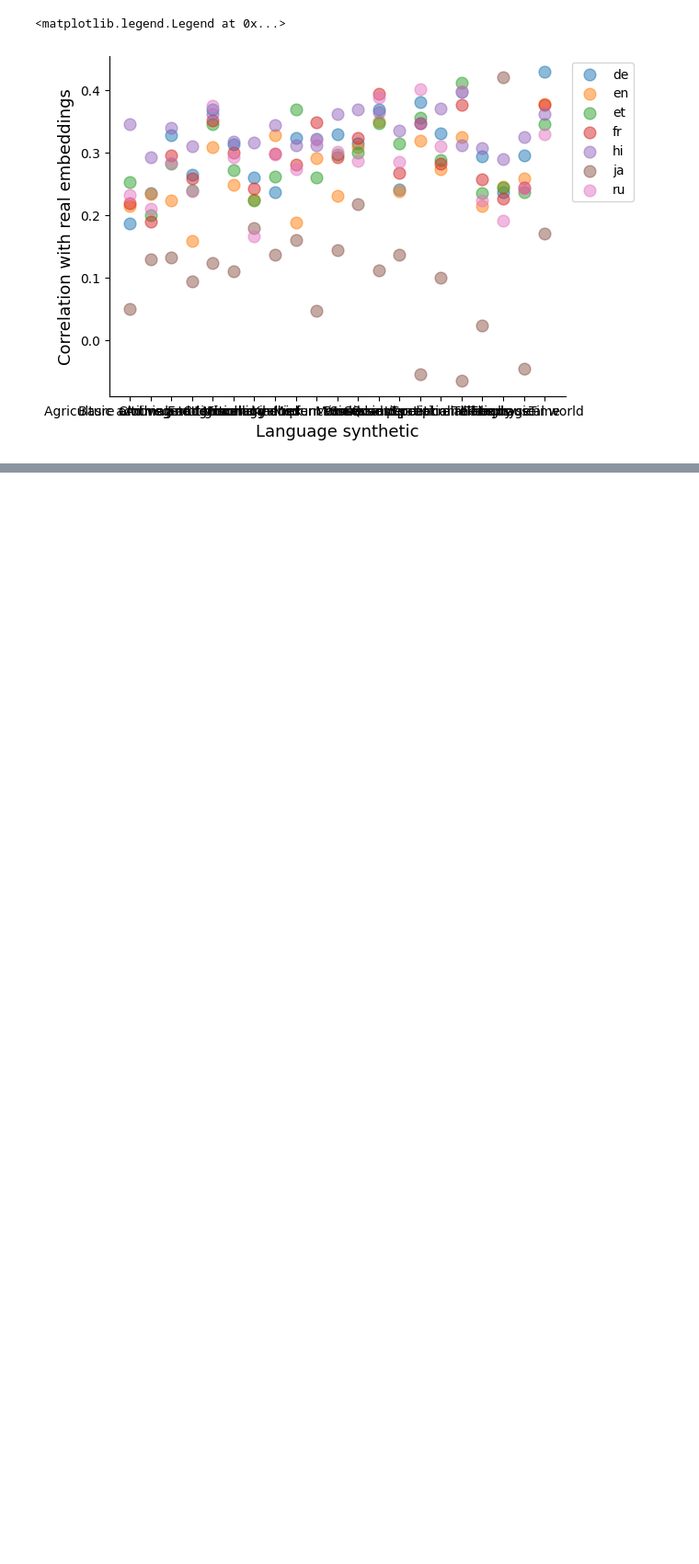
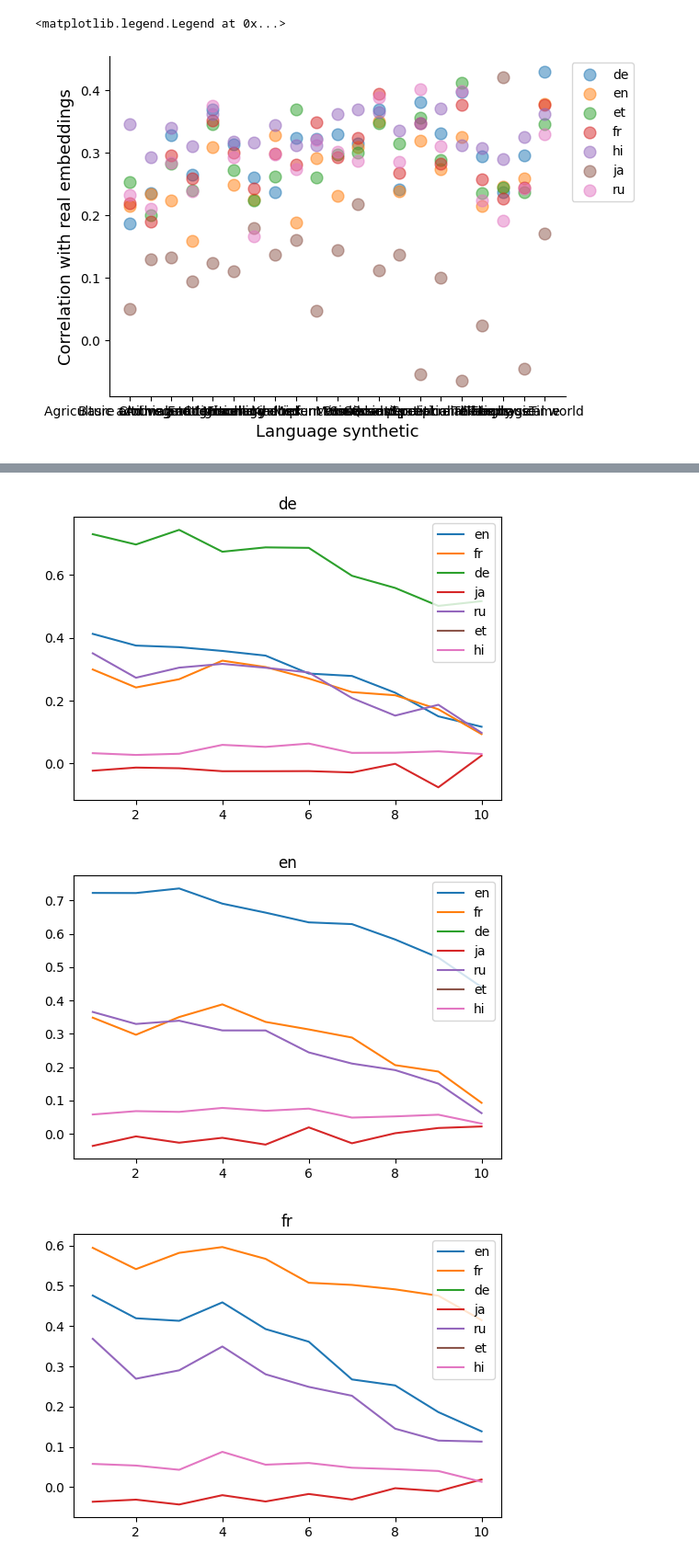
Before and after one commit to vminvsky/semantic-accents, a Jupyter notebook: notebooks/recreate_nhb_paper.ipynb, the cells around one changed output, grey strips where cells are left out. Shown: that part at 92% size. Cells and saved outputs as stored; diff of their text form; code cells hidden in the pictures; blank space fills up the shorter version.

```diff
--- a/notebooks/recreate_nhb_paper.ipynb
+++ b/notebooks/recreate_nhb_paper.ipynb
@@ -457,0 +356,19 @@ plt.legend(loc='upper left', bbox_to_anchor=(1,1))
+# %%
+# lang1 is the synthetic
+gps = df.groupby('lang1')
+
+for name, gp in gps:
+    fig, ax = plt.subplots(figsize=(6,4))
+    # avg corr
+    avg = gp.groupby(['concreteness', 'lang2'])['pearson'].mean().reset_index()
+
+    for lang2 in langs:
+        ax.plot(avg[avg['lang2'] == lang2]['concreteness'], avg[avg['lang2'] == lang2]['pearson'], label=lang2)
+
+    plt.legend()
+    plt.title(name)
+    plt.show()
+# %% [output]
+[figure, added]
+[figure, added]
+[figure, added]
```
Also changed, not shown: parts of 16 cells of this notebook, 9 other files.
